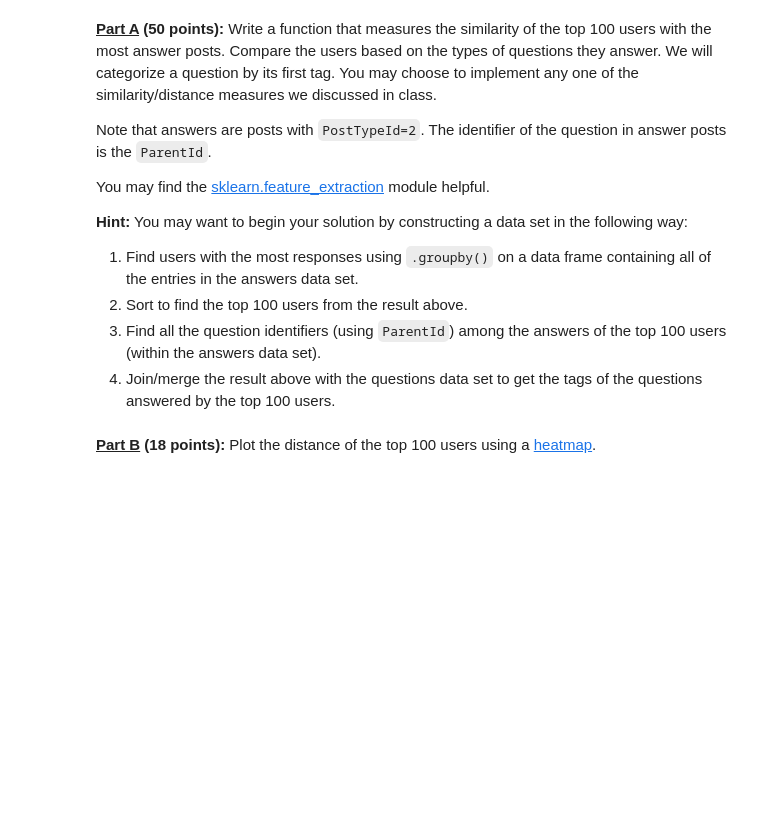
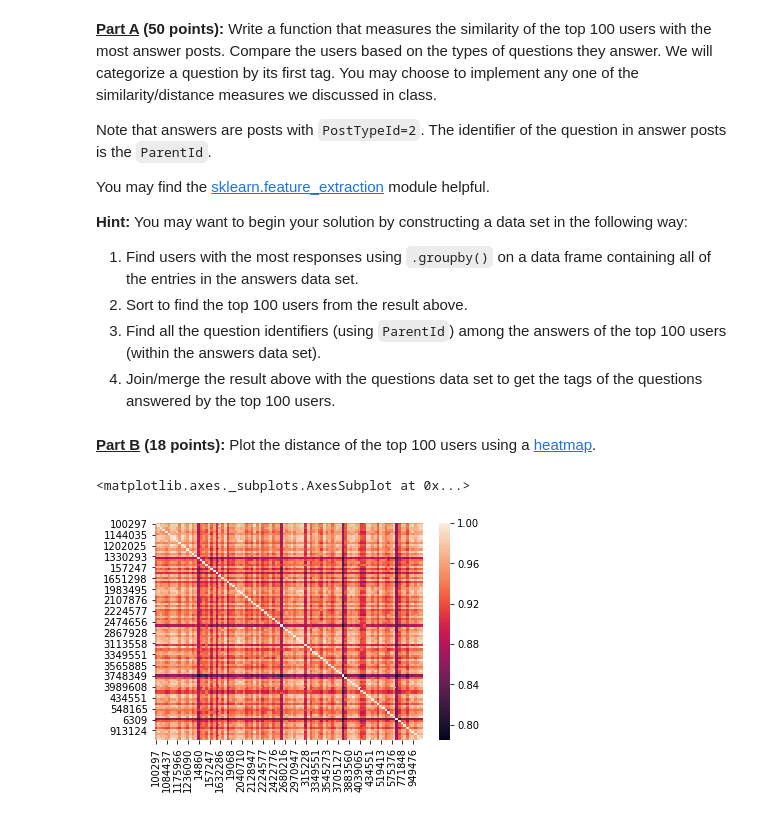
Before and after one commit to asadeg02/Data-Science, a Jupyter notebook: Assignment1.ipynb, the cells around one changed output. Drawn from its saved outputs; the diff is of its cells as text; code cells hidden in the pictures; blank space fills up the shorter version.

```diff
--- a/Assignment1.ipynb
+++ b/Assignment1.ipynb
@@ -96,2 +290,23 @@ You may find the [sklearn.feature_extraction](http://scikit-learn.org/stable/mod
 # %% [markdown]
 **<span style="text-decoration:underline;">Part B</span> (18 points):** Plot the distance of the top 100 users using a [heatmap](https://stanford.edu/~mwaskom/software/seaborn/generated/seaborn.heatmap.html).
+# %%
+import seaborn as sns
+%matplotlib inline
+
+userIdList = []
+for key in featureVectorDict:
+  userIdList.append(key[1])
+
+similarity_values = []
+for i in range(len(userIdList)):
+    listComponent=  []
+    for j in range (len(userIdList)):
+      key = '(' + userIdList[i] + '#' + userIdList[j] + ')'
+      listComponent.append(similarityDict[key])
+    similarity_values.append(listComponent)
+#create a data frame out which we can create a heatmap
+df1 = pd.DataFrame(similarity_values, index=userIdList, columns=userIdList)
+sns.heatmap(df1)
+# %% [output]
+<matplotlib.axes._subplots.AxesSubplot at 0x...>
+[figure, added]
```
Also changed, not shown: parts of 8 cells of this notebook, 2 other files.
